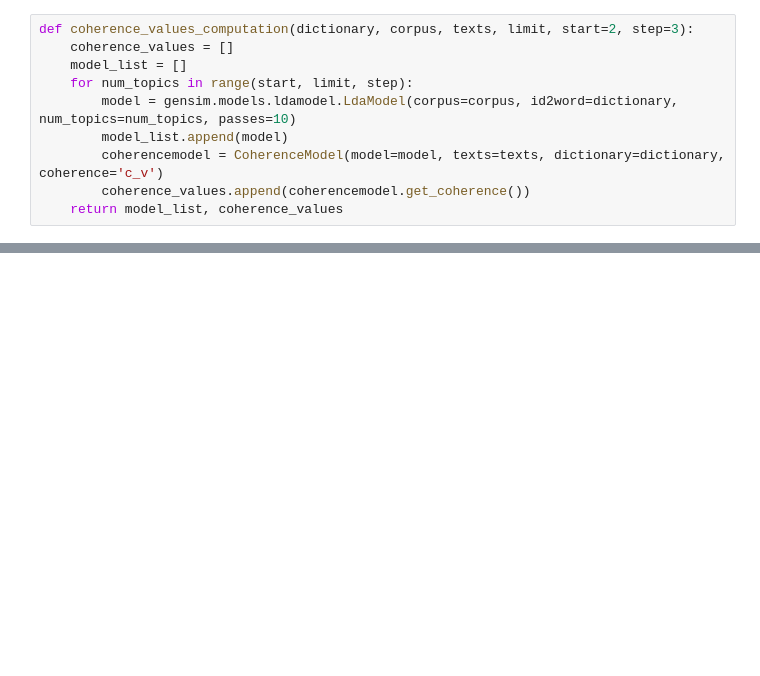
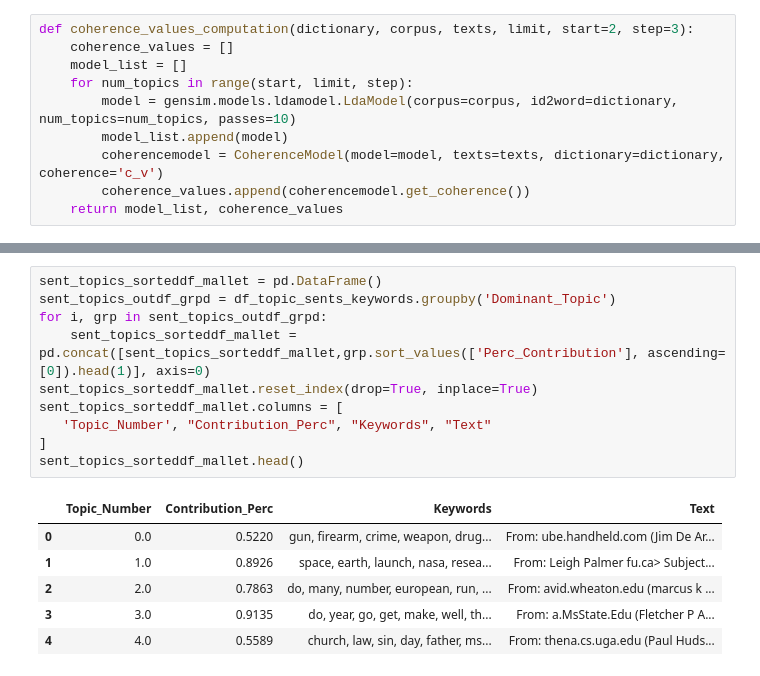
Before and after one commit to cory-walker/NLP-topic-modelling-with-gensim-advanced, a Jupyter notebook: NLP-topic-modelling-with-gensim-advanced.ipynb, the cells around one changed output, grey strips where cells are left out. Drawn from its saved outputs; the diff is of its cells as text; blank space fills up the shorter version.

```diff
--- a/NLP-topic-modelling-with-gensim-advanced.ipynb
+++ b/NLP-topic-modelling-with-gensim-advanced.ipynb
@@ -166,0 +255,17 @@ SyntaxError: cannot assign to literal (<ipython-input-37-84f2839a56c9>, line 1)
+# %%
+sent_topics_sorteddf_mallet = pd.DataFrame()
+sent_topics_outdf_grpd = df_topic_sents_keywords.groupby('Dominant_Topic')
+for i, grp in sent_topics_outdf_grpd:
+    sent_topics_sorteddf_mallet = pd.concat([sent_topics_sorteddf_mallet,grp.sort_values(['Perc_Contribution'], ascending=[0]).head(1)], axis=0)
+sent_topics_sorteddf_mallet.reset_index(drop=True, inplace=True)
+sent_topics_sorteddf_mallet.columns = [
+   'Topic_Number', "Contribution_Perc", "Keywords", "Text"
+]
+sent_topics_sorteddf_mallet.head()
+# %% [output]
+|  | Topic_Number | Contribution_Perc | Keywords | Text |
+| 0 | 0.0 | 0.5220 | gun, firearm, crime, weapon, drug... | From: ube.handheld.com (Jim De Ar... |
+| 1 | 1.0 | 0.8926 | space, earth, launch, nasa, resea... | From: Leigh Palmer fu.ca> Subject... |
+| 2 | 2.0 | 0.7863 | do, many, number, european, run, ... | From: avid.wheaton.edu (marcus k ... |
+| 3 | 3.0 | 0.9135 | do, year, go, get, make, well, th... | From: a.MsState.Edu (Fletcher P A... |
+| 4 | 4.0 | 0.5589 | church, law, sin, day, father, ms... | From: thena.cs.uga.edu (Paul Huds... |
```
Also changed, not shown: parts of 16 cells of this notebook, 1 other file.
